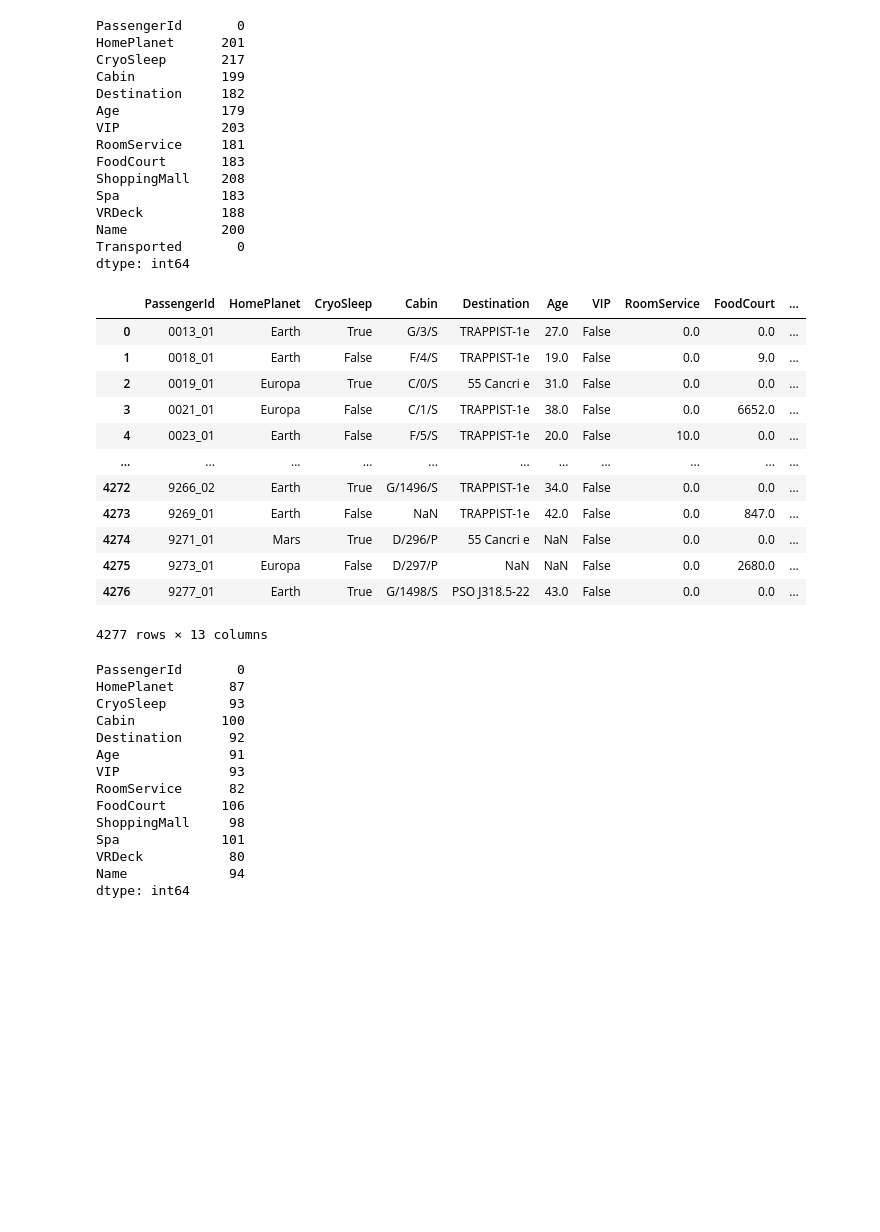
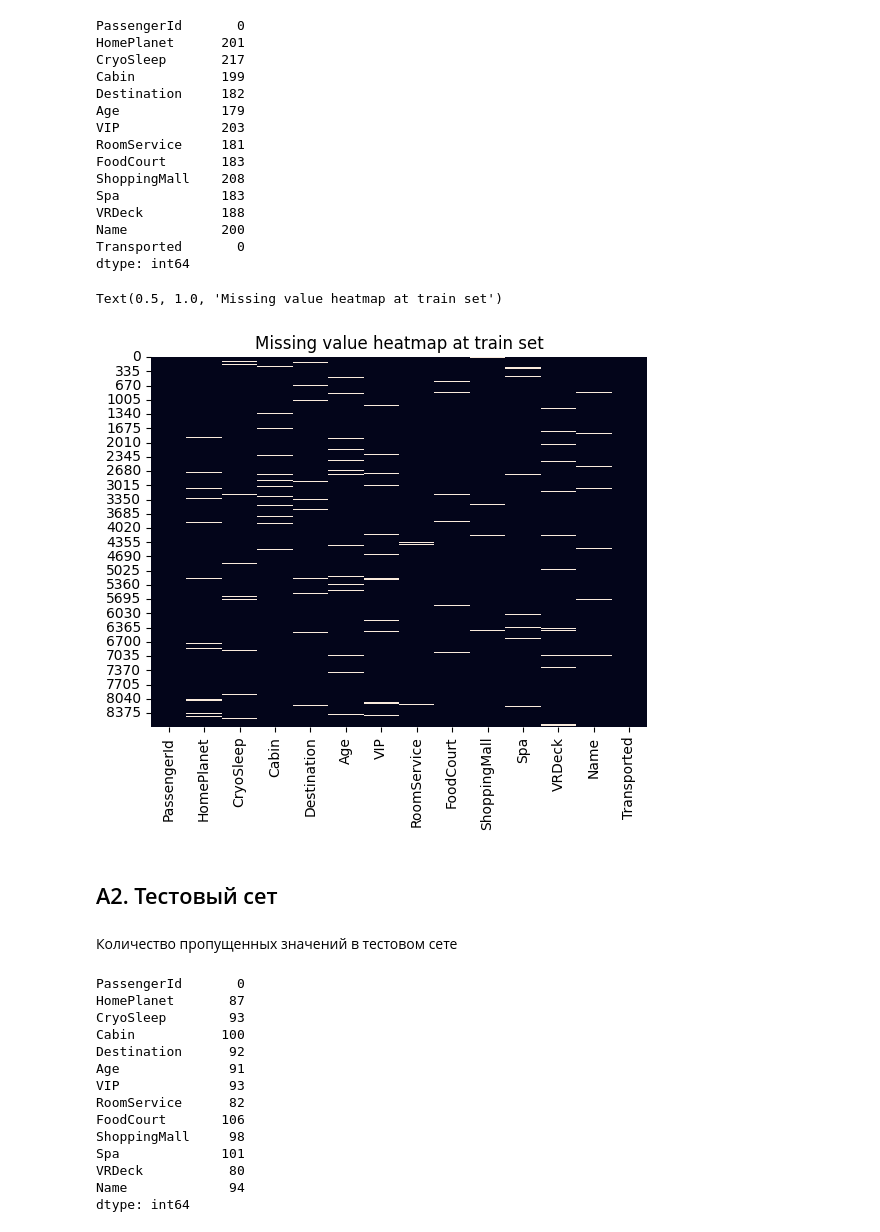
Before and after one commit to DanilVelikiy/kaggle_titanic, a Jupyter notebook: titanic.ipynb, the cells around one changed output. Saved outputs shown, nothing was run; the diff lists cells and outputs as text; code cells hidden in the pictures; blank space fills up the shorter version.

```diff
--- a/titanic.ipynb
+++ b/titanic.ipynb
@@ -65,21 +101,14 @@ Name            200
 Transported       0
 dtype: int64
 # %%
-tsd
+sns.heatmap(trd.isnull(), cbar=False).set_title("Missing value heatmap at train set")
 # %% [output]
-|  | PassengerId | HomePlanet | CryoSleep | Cabin | Destination | Age | VIP | RoomService | FoodCourt | ... |
-| 0 | 0013_01 | Earth | True | G/3/S | TRAPPIST-1e | 27.0 | False | 0.0 | 0.0 | ... |
-| 1 | 0018_01 | Earth | False | F/4/S | TRAPPIST-1e | 19.0 | False | 0.0 | 9.0 | ... |
-| 2 | 0019_01 | Europa | True | C/0/S | 55 Cancri e | 31.0 | False | 0.0 | 0.0 | ... |
-| 3 | 0021_01 | Europa | False | C/1/S | TRAPPIST-1e | 38.0 | False | 0.0 | 6652.0 | ... |
-| 4 | 0023_01 | Earth | False | F/5/S | TRAPPIST-1e | 20.0 | False | 10.0 | 0.0 | ... |
-| ... | ... | ... | ... | ... | ... | ... | ... | ... | ... | ... |
-| 4272 | 9266_02 | Earth | True | G/1496/S | TRAPPIST-1e | 34.0 | False | 0.0 | 0.0 | ... |
-| 4273 | 9269_01 | Earth | False | NaN | TRAPPIST-1e | 42.0 | False | 0.0 | 847.0 | ... |
-| 4274 | 9271_01 | Mars | True | D/296/P | 55 Cancri e | NaN | False | 0.0 | 0.0 | ... |
-| 4275 | 9273_01 | Europa | False | D/297/P | NaN | NaN | False | 0.0 | 2680.0 | ... |
-| 4276 | 9277_01 | Earth | True | G/1498/S | PSO J318.5-22 | 43.0 | False | 0.0 | 0.0 | ... |
-4277 rows × 13 columns
+Text(0.5, 1.0, 'Missing value heatmap at train set')
+[figure, added]
+# %% [markdown]
+## А2. Тестовый сет
+# %% [markdown]
+Количество пропущенных значений в тестовом сете
 # %%
 tsd.isnull().sum()
 # %% [output]
```
Also changed, not shown: parts of 59 cells of this notebook.
